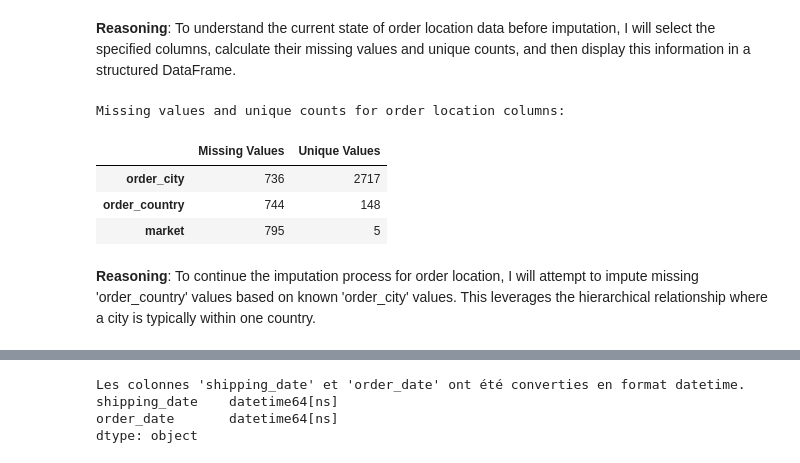
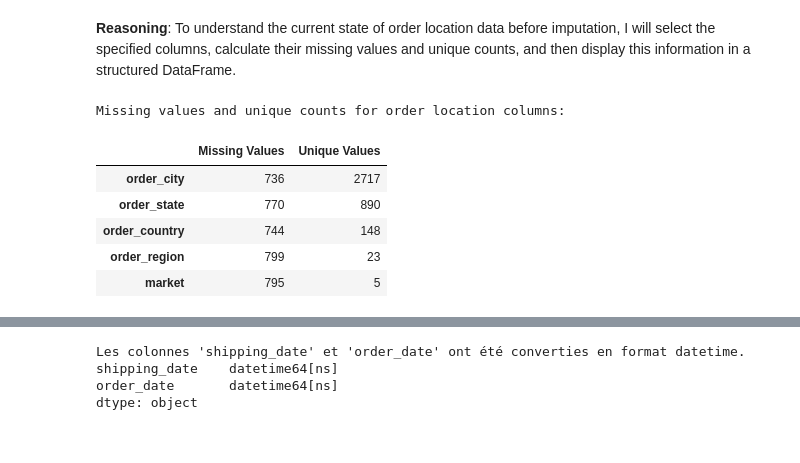
Before and after one commit to moubarik-ashraf/DS_Project, a Jupyter notebook: notebooks/01_exploration.ipynb, the cells around one changed output, grey strips where cells are left out. Cells and saved outputs as stored; diff of their text form; code cells hidden in the pictures.

```diff
--- a/notebooks/01_exploration.ipynb
+++ b/notebooks/01_exploration.ipynb
@@ -492,25 +548,25 @@ Re-examine the missing values and unique counts for 'order_city', 'order_country
 **Reasoning**:
 To understand the current state of order location data before imputation, I will select the specified columns, calculate their missing values and unique counts, and then display this information in a structured DataFrame.
 # %%
-order_location_cols = ['order_city', 'order_country', 'market']
+order_location_cols = ['order_city','order_state', 'order_country','order_region', 'market']
 
-missing_order_location = df[order_location_cols].isnull().sum()
+missing_before = df[order_location_cols].isnull().sum()
+missing_before.name = 'Missing_Before'
 unique_order_location = df[order_location_cols].nunique()
 
 # Create a DataFrame to display the information
 order_location_info = pd.DataFrame({
-    'Missing Values': missing_order_location,
+    'Missing Values': missing_before,
     'Unique Values': unique_order_location
 })
 
 print("Missing values and unique counts for order location columns:")
 display(order_location_info)
 # %% [output]
 Missing values and unique counts for order location columns:
 |  | Missing Values | Unique Values |
 | order_city | 736 | 2717 |
+| order_state | 770 | 890 |
 | order_country | 744 | 148 |
+| order_region | 799 | 23 |
 | market | 795 | 5 |
-# %% [markdown]
-**Reasoning**:
-To continue the imputation process for order location, I will attempt to impute missing 'order_country' values based on known 'order_city' values. This leverages the hierarchical relationship where a city is typically within one country.
```
Also changed, not shown: parts of 19 cells of this notebook.
